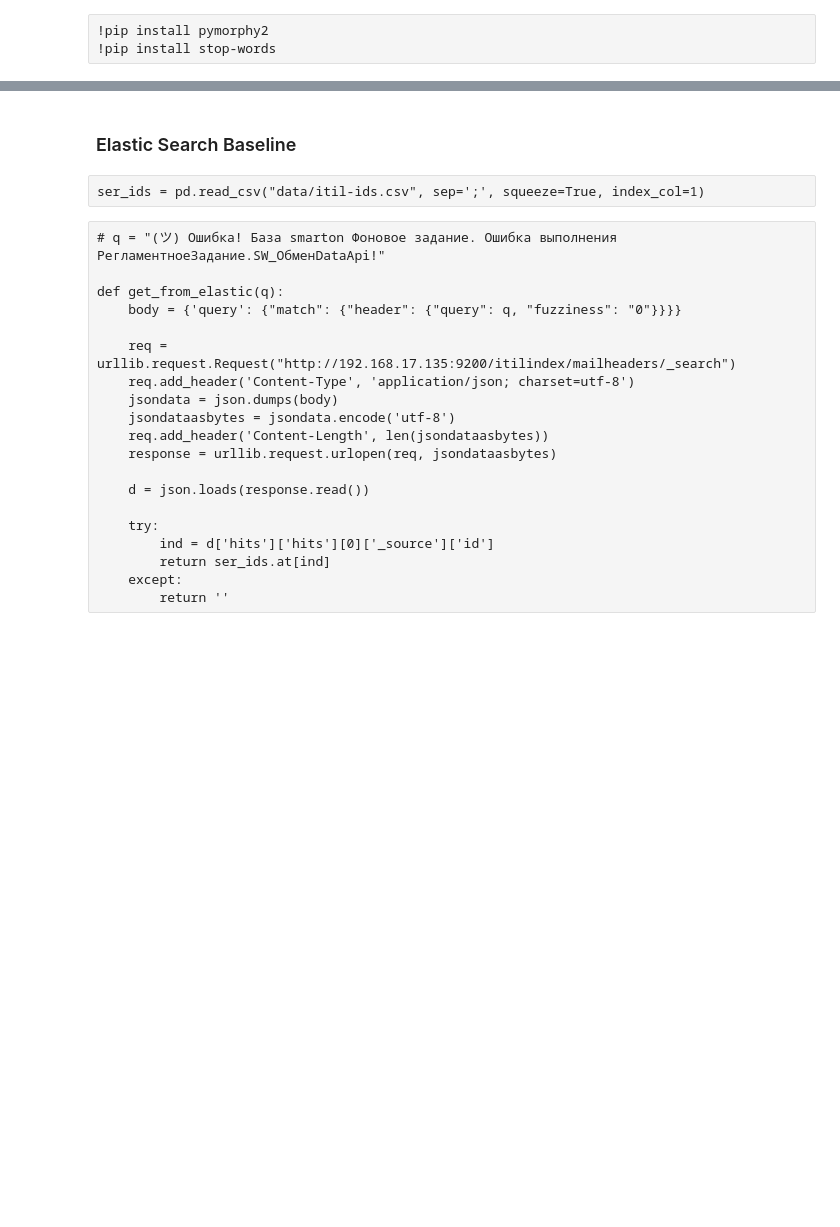
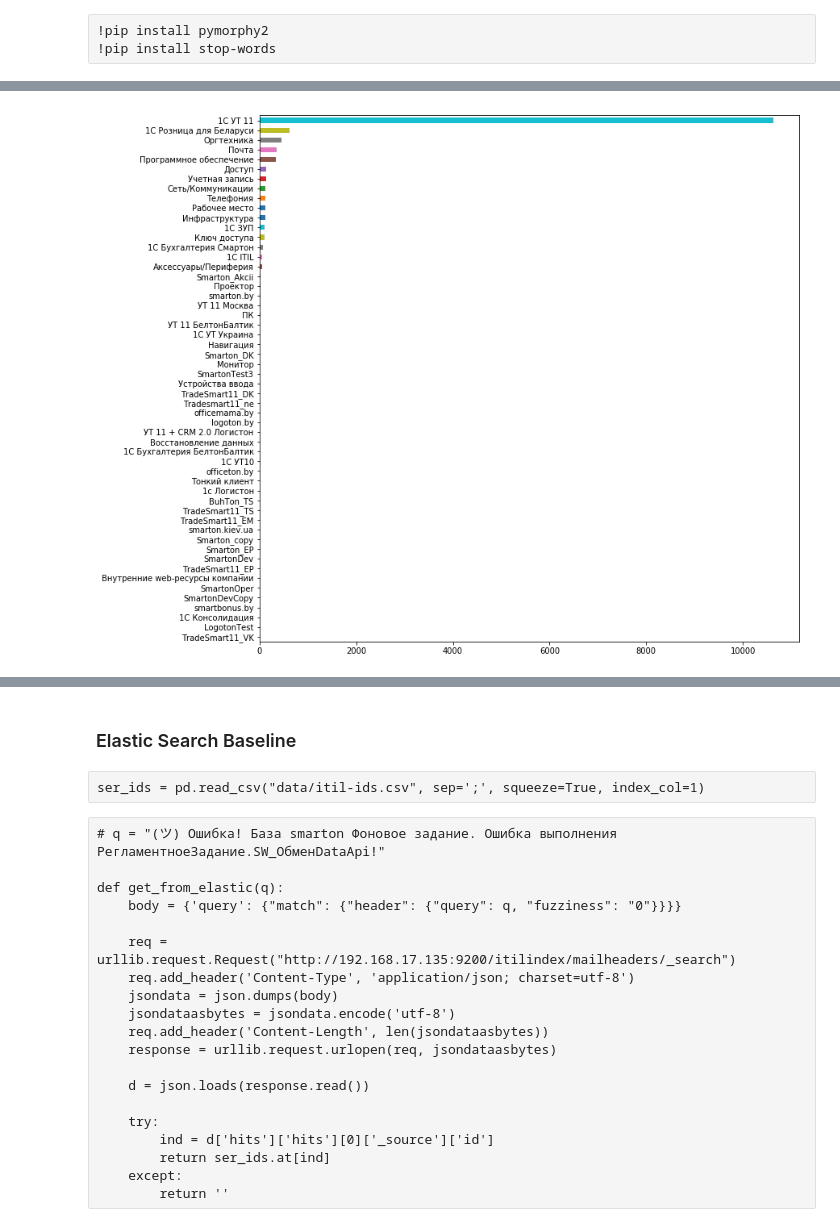
Before and after one commit to Okbps/itil-flask, a Jupyter notebook: notebooks/itil-classifier-2.ipynb, the cells around one changed output, grey strips where cells are left out. Drawn from its saved outputs; the diff is of its cells as text; code cells hidden in the pictures; blank space fills up the shorter version.

```diff
--- a/notebooks/itil-classifier-2.ipynb
+++ b/notebooks/itil-classifier-2.ipynb
@@ -43,0 +67,4 @@ df.sample(n=5).head()
+# %%
+show_distr(df, 'analytics2', 0)
+# %% [output]
+[figure, added]
```
Also changed, not shown: parts of 21 cells of this notebook, 1 other file.
